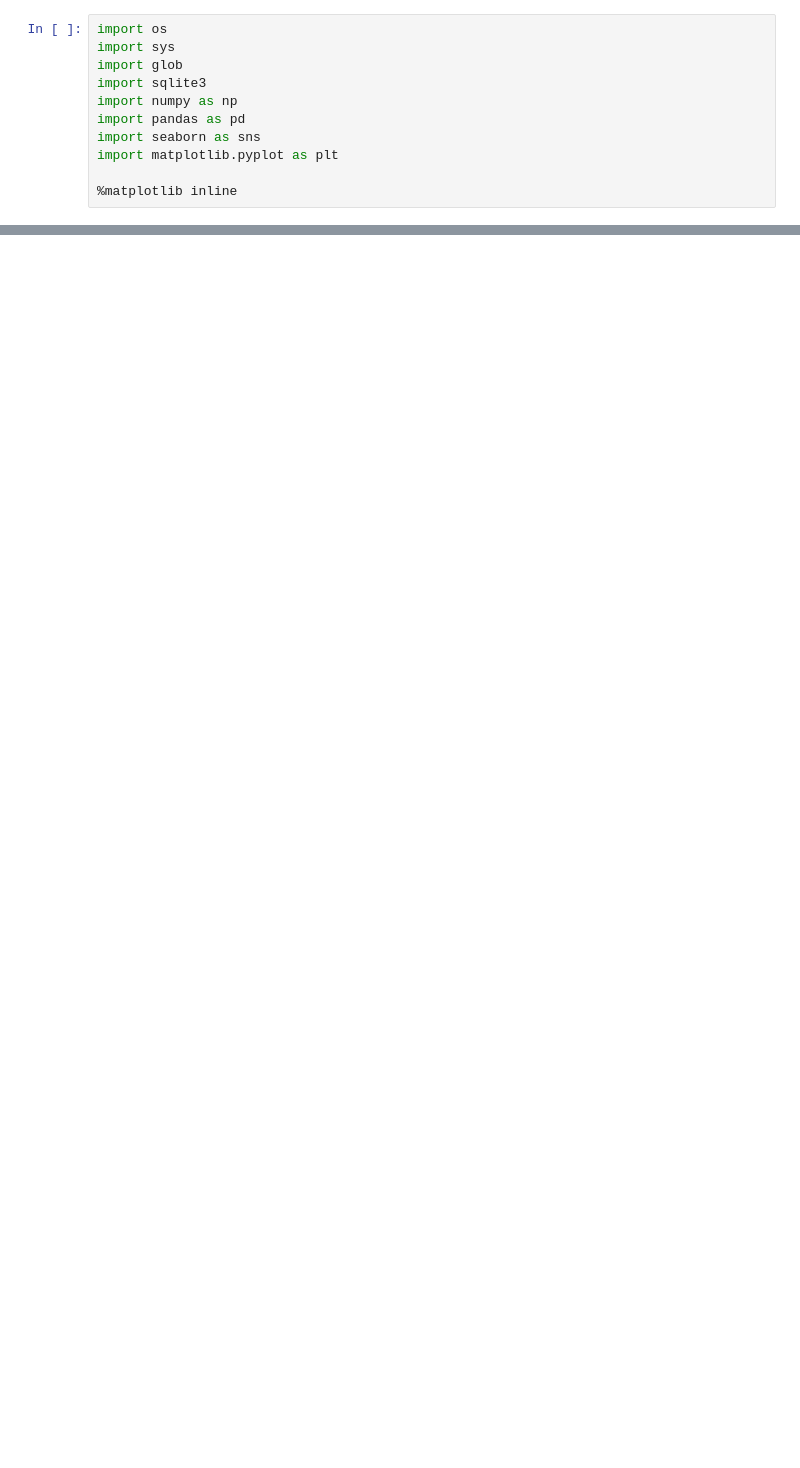
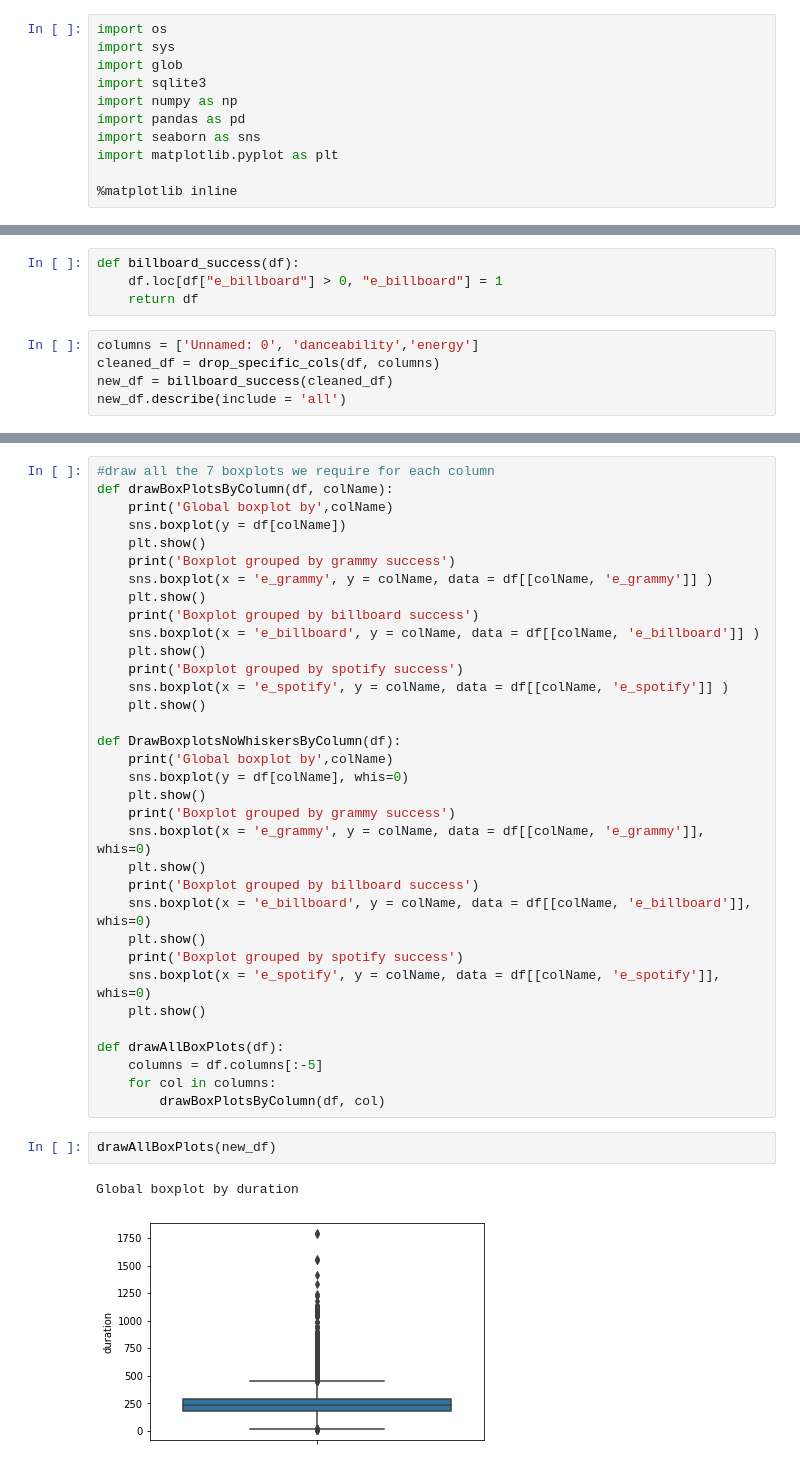
Before and after one commit to pbaldisa/musical-analysis, a Jupyter notebook: statistics.ipynb, the cells around one changed output, grey strips where cells are left out. Cells and saved outputs as stored; diff of their text form; blank space fills up the shorter version.

```diff
--- a/statistics.ipynb
+++ b/statistics.ipynb
@@ -56,0 +29,9 @@ drawAllBoxPlots(df, 'price')
+# %%
+def billboard_success(df):
+    df.loc[df["e_billboard"] > 0, "e_billboard"] = 1
+    return df
+# %%
+columns = ['Unnamed: 0', 'danceability','energy']
+cleaned_df = drop_specific_cols(df, columns)
+new_df = billboard_success(cleaned_df)
+new_df.describe(include = 'all')
@@ -56,0 +64,39 @@ drawAllBoxPlots(df, 'price')
+# %%
+#draw all the 7 boxplots we require for each column
+def drawBoxPlotsByColumn(df, colName):
+    print('Global boxplot by',colName)
+    sns.boxplot(y = df[colName])
+    plt.show()
+    print('Boxplot grouped by grammy success')
+    sns.boxplot(x = 'e_grammy', y = colName, data = df[[colName, 'e_grammy']] )
+    plt.show()
+    print('Boxplot grouped by billboard success')
+    sns.boxplot(x = 'e_billboard', y = colName, data = df[[colName, 'e_billboard']] )
+    plt.show()
+    print('Boxplot grouped by spotify success')
+    sns.boxplot(x = 'e_spotify', y = colName, data = df[[colName, 'e_spotify']] )
+    plt.show()
+
+def DrawBoxplotsNoWhiskersByColumn(df):
+    print('Global boxplot by',colName)
+    sns.boxplot(y = df[colName], whis=0)
+    plt.show()
+    print('Boxplot grouped by grammy success')
+    sns.boxplot(x = 'e_grammy', y = colName, data = df[[colName, 'e_grammy']], whis=0)
+    plt.show()
+    print('Boxplot grouped by billboard success')
+    sns.boxplot(x = 'e_billboard', y = colName, data = df[[colName, 'e_billboard']], whis=0)
+    plt.show()
+    print('Boxplot grouped by spotify success')
+    sns.boxplot(x = 'e_spotify', y = colName, data = df[[colName, 'e_spotify']], whis=0)
+    plt.show()
+
+def drawAllBoxPlots(df):
+    columns = df.columns[:-5]
+    for col in columns:
+        drawBoxPlotsByColumn(df, col)
+# %%
+drawAllBoxPlots(new_df)
+# %% [output]
+Global boxplot by duration
+[figure, added]
```
Also changed, not shown: parts of 8 cells of this notebook.
